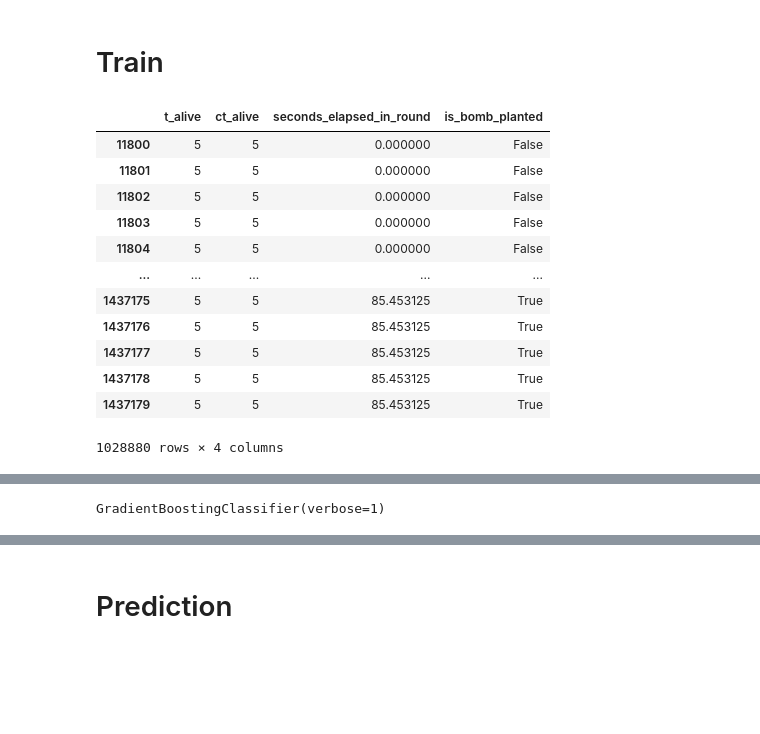
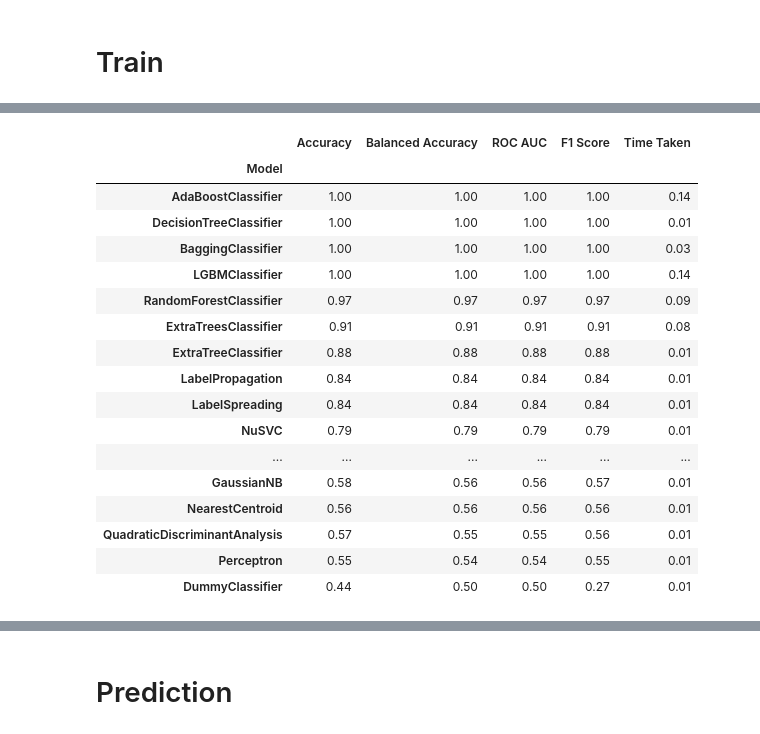
Before and after one commit to ivo08/demoparser-main, a Jupyter notebook: model/before_round.ipynb, the cells around one changed output, grey strips where cells are left out. Cells and saved outputs as stored; diff of their text form; code cells hidden in the pictures; blank space fills up the shorter version.

```diff
--- a/model/before_round.ipynb
+++ b/model/before_round.ipynb
@@ -20,7 +91,7 @@ ASSETS_FOLDER = os.path.join(os.path.dirname(''), "..", "assets")
 MAPS_BACKGROUND_FOLDER = os.path.join(ASSETS_FOLDER, "maps_background")
 
 # Load all demos paths
-demos_paths = [os.path.join(DEMOS_FOLDER, f) for f in os.listdir(DEMOS_FOLDER) if f.endswith('.dem')]
+demos_paths = glob(os.path.join(DEMOS_FOLDER, "**", "*.dem"), recursive=True)
 print(f"Found {len(demos_paths)} demo files. Listing first 5: {demos_paths[:5]}")
 
 # Load all map background images paths
@@ -132,2 +258,0 @@ ticks_df.drop(columns=['round_start_time', 'game_time'], inplace=True)
-# %%
-ticks_df.sort_values(by=['round', 'tick'], inplace=True)
@@ -238,16 +428,0 @@ y = processor.ticks_df["target"]
-# %%
-X
-# %% [output]
-|  | t_alive | ct_alive | seconds_elapsed_in_round | is_bomb_planted |
-| 11800 | 5 | 5 | 0.000000 | False |
-| 11801 | 5 | 5 | 0.000000 | False |
-| 11802 | 5 | 5 | 0.000000 | False |
-| 11803 | 5 | 5 | 0.000000 | False |
-| 11804 | 5 | 5 | 0.000000 | False |
-| ... | ... | ... | ... | ... |
-| 1437175 | 5 | 5 | 85.453125 | True |
-| 1437176 | 5 | 5 | 85.453125 | True |
-| 1437177 | 5 | 5 | 85.453125 | True |
-| 1437178 | 5 | 5 | 85.453125 | True |
-| 1437179 | 5 | 5 | 85.453125 | True |
-1028880 rows × 4 columns
@@ -254,5 +496,40 @@ X
+# %%
+from typing import final
+import numpy as np
+
+# Get all unique player integers from both columns
+all_players = set()
+final_df['team_a_players'].apply(lambda x: all_players.update(x if isinstance(x, list) else []))
+final_df['team_b_players'].apply(lambda x: all_players.update(x if isinstance(x, list) else []))
+all_players = sorted(all_players)
+
+# Create the encoding DataFrame
+encoding = np.zeros((len(final_df), len(all_players)), dtype=int)
+player_to_idx = {p: i for i, p in enumerate(all_players)}
+
+for idx, row in final_df.iterrows():
+    for p in row['team_a_players']:
+        encoding[idx, player_to_idx[p]] = 1
+    for p in row['team_b_players']:
+        encoding[idx, player_to_idx[p]] = 2
+
+df_encoding = pd.DataFrame(encoding, columns=[f'player_{p}' for p in all_players])
+final_df = pd.concat([final_df.reset_index(drop=True), df_encoding.reset_index(drop=True)], axis=1)
 # %%
-X_train, X_test, y_train, y_test = train_test_split(X, y, test_size=0.2)
-model = GradientBoostingClassifier(verbose=1)
-model.fit(X_train, y_train)
+# Cross-validation to validate model generalization
+from lazypredict.Supervised import LazyClassifier
+from sklearn.model_selection import train_test_split, cross_validate
+from sklearn.preprocessing import StandardScaler
+import numpy as np
+
+# Prepare data
+X = final_df.drop(columns=['team_a_players', 'team_b_players', 'round_winner', 'team_a_name', 'team_b_name'])
+y = final_df["round_winner"]
+
+# Split into train and test (hold-out set)
+X_train, X_test, y_train, y_test = train_test_split(X, y, test_size=0.2, random_state=32)
+
+reg = LazyClassifier(verbose=0, ignore_warnings=True, custom_metric=None, random_state=32)
+models, predictions = reg.fit(X_train, X_test, y_train, y_test)
+models
 # %% [output]
@@ -276 +553,18 @@ model.fit(X_train, y_train)
-GradientBoostingClassifier(verbose=1)
+|  | Accuracy | Balanced Accuracy | ROC AUC | F1 Score | Time Taken |
+| Model |  |  |  |  |  |
+| AdaBoostClassifier | 1.00 | 1.00 | 1.00 | 1.00 | 0.14 |
+| DecisionTreeClassifier | 1.00 | 1.00 | 1.00 | 1.00 | 0.01 |
+| BaggingClassifier | 1.00 | 1.00 | 1.00 | 1.00 | 0.03 |
+| LGBMClassifier | 1.00 | 1.00 | 1.00 | 1.00 | 0.14 |
+| RandomForestClassifier | 0.97 | 0.97 | 0.97 | 0.97 | 0.09 |
+| ExtraTreesClassifier | 0.91 | 0.91 | 0.91 | 0.91 | 0.08 |
+| ExtraTreeClassifier | 0.88 | 0.88 | 0.88 | 0.88 | 0.01 |
+| LabelPropagation | 0.84 | 0.84 | 0.84 | 0.84 | 0.01 |
+| LabelSpreading | 0.84 | 0.84 | 0.84 | 0.84 | 0.01 |
+| NuSVC | 0.79 | 0.79 | 0.79 | 0.79 | 0.01 |
+| ... | ... | ... | ... | ... | ... |
+| GaussianNB | 0.58 | 0.56 | 0.56 | 0.57 | 0.01 |
+| NearestCentroid | 0.56 | 0.56 | 0.56 | 0.56 | 0.01 |
+| QuadraticDiscriminantAnalysis | 0.57 | 0.55 | 0.55 | 0.56 | 0.01 |
+| Perceptron | 0.55 | 0.54 | 0.54 | 0.55 | 0.01 |
+| DummyClassifier | 0.44 | 0.50 | 0.50 | 0.27 | 0.01 |
```
Also changed, not shown: parts of 37 cells of this notebook, 9 other files.
